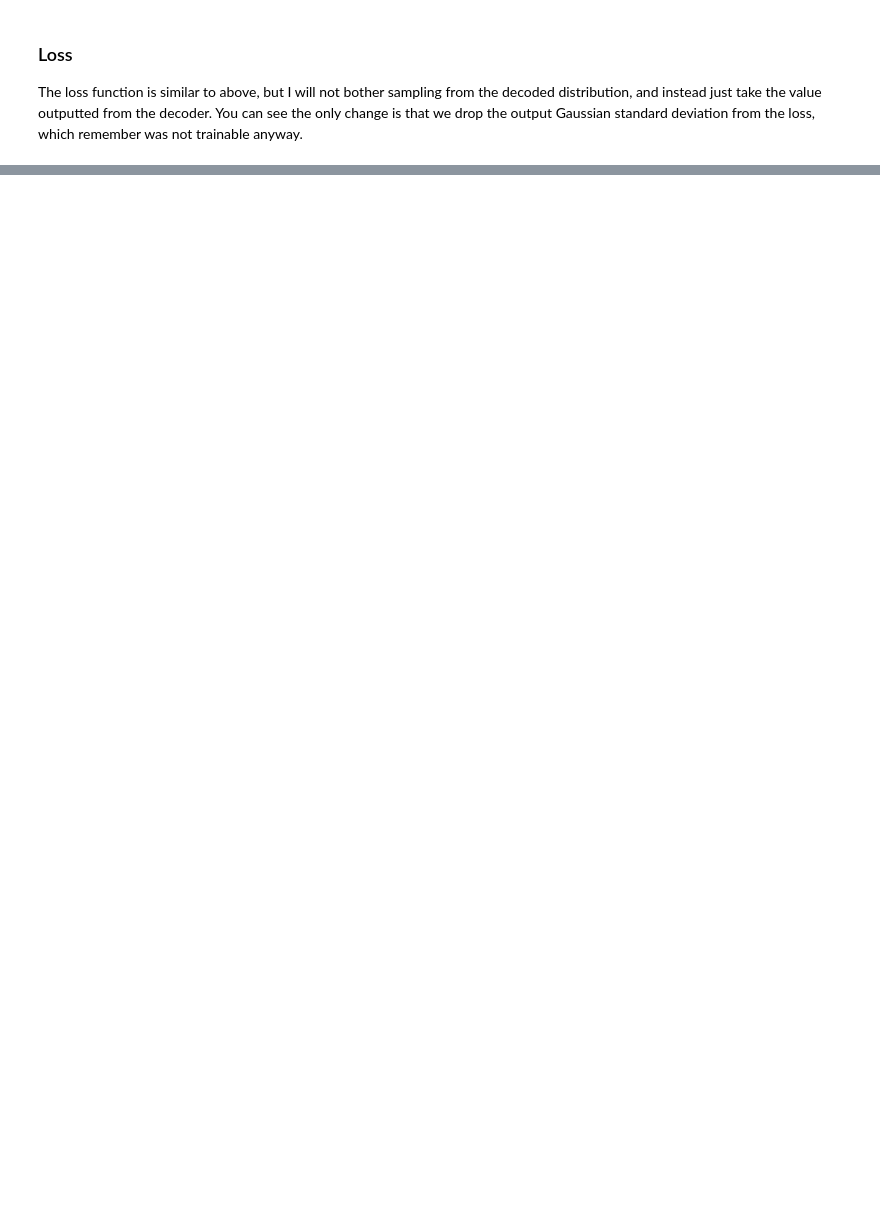
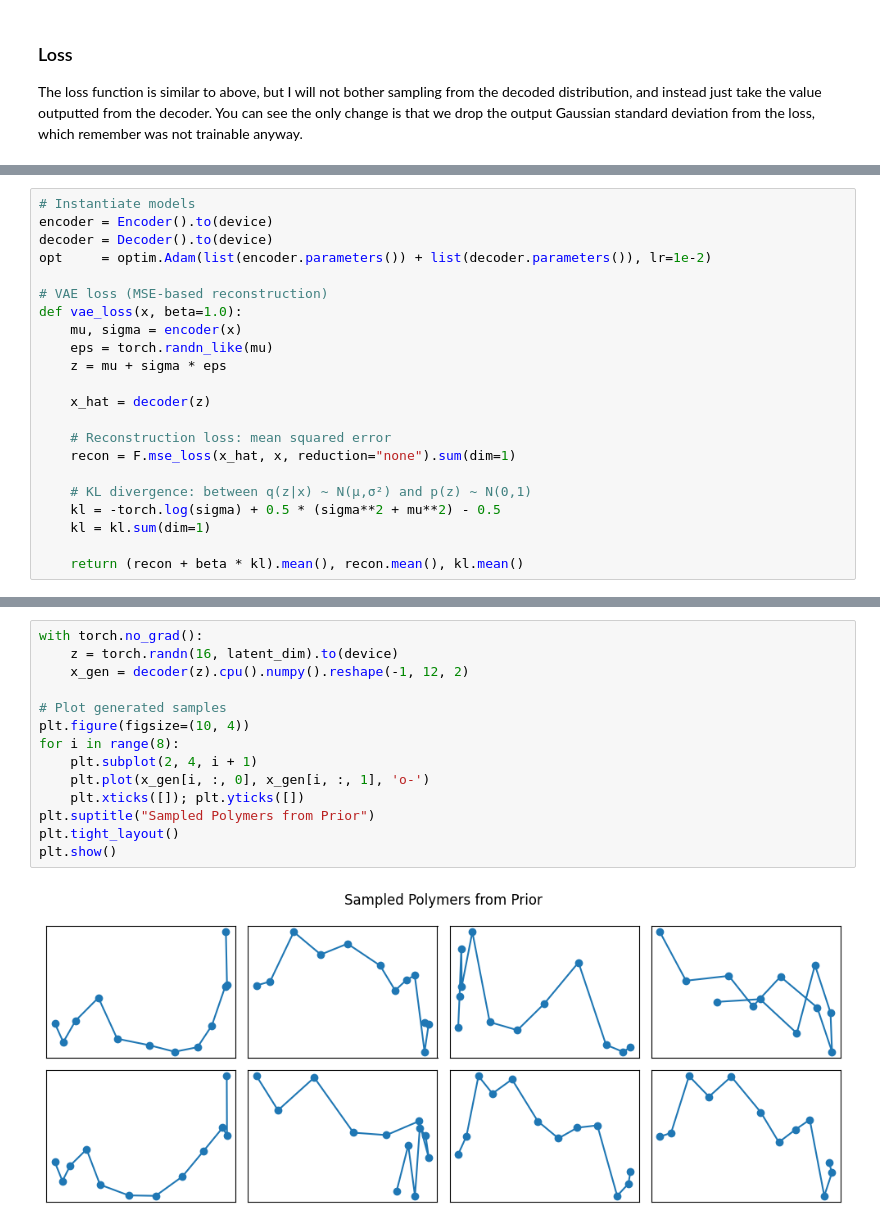
Before and after one commit to Areej17-eng/9th_workshop_ml_for_molecules, a Jupyter notebook: Friday/Day5_VAE_example2.ipynb, the cells around one changed output, grey strips where cells are left out. Cells and saved outputs as stored; diff of their text form; blank space fills up the shorter version.

```diff
--- a/Friday/Day5_VAE_example2.ipynb
+++ b/Friday/Day5_VAE_example2.ipynb
@@ -205,0 +125,22 @@ plt.suptitle("Samples decoded from random latent points"); plt.tight_layout(); p
+# %%
+# Instantiate models
+encoder = Encoder().to(device)
+decoder = Decoder().to(device)
+opt     = optim.Adam(list(encoder.parameters()) + list(decoder.parameters()), lr=1e-2)
+
+# VAE loss (MSE-based reconstruction)
+def vae_loss(x, beta=1.0):
+    mu, sigma = encoder(x)
+    eps = torch.randn_like(mu)
+    z = mu + sigma * eps
+
+    x_hat = decoder(z)
+
+    # Reconstruction loss: mean squared error
+    recon = F.mse_loss(x_hat, x, reduction="none").sum(dim=1)
+
+    # KL divergence: between q(z|x) ~ N(μ,σ²) and p(z) ~ N(0,1)
+    kl = -torch.log(sigma) + 0.5 * (sigma**2 + mu**2) - 0.5
+    kl = kl.sum(dim=1)
+
+    return (recon + beta * kl).mean(), recon.mean(), kl.mean()
@@ -205,0 +205,16 @@ plt.suptitle("Samples decoded from random latent points"); plt.tight_layout(); p
+# %%
+with torch.no_grad():
+    z = torch.randn(16, latent_dim).to(device)
+    x_gen = decoder(z).cpu().numpy().reshape(-1, 12, 2)
+
+# Plot generated samples
+plt.figure(figsize=(10, 4))
+for i in range(8):
+    plt.subplot(2, 4, i + 1)
+    plt.plot(x_gen[i, :, 0], x_gen[i, :, 1], 'o-')
+    plt.xticks([]); plt.yticks([])
+plt.suptitle("Sampled Polymers from Prior")
+plt.tight_layout()
+plt.show()
+# %% [output]
+[figure, added]
```
Also changed, not shown: parts of 13 cells of this notebook.
